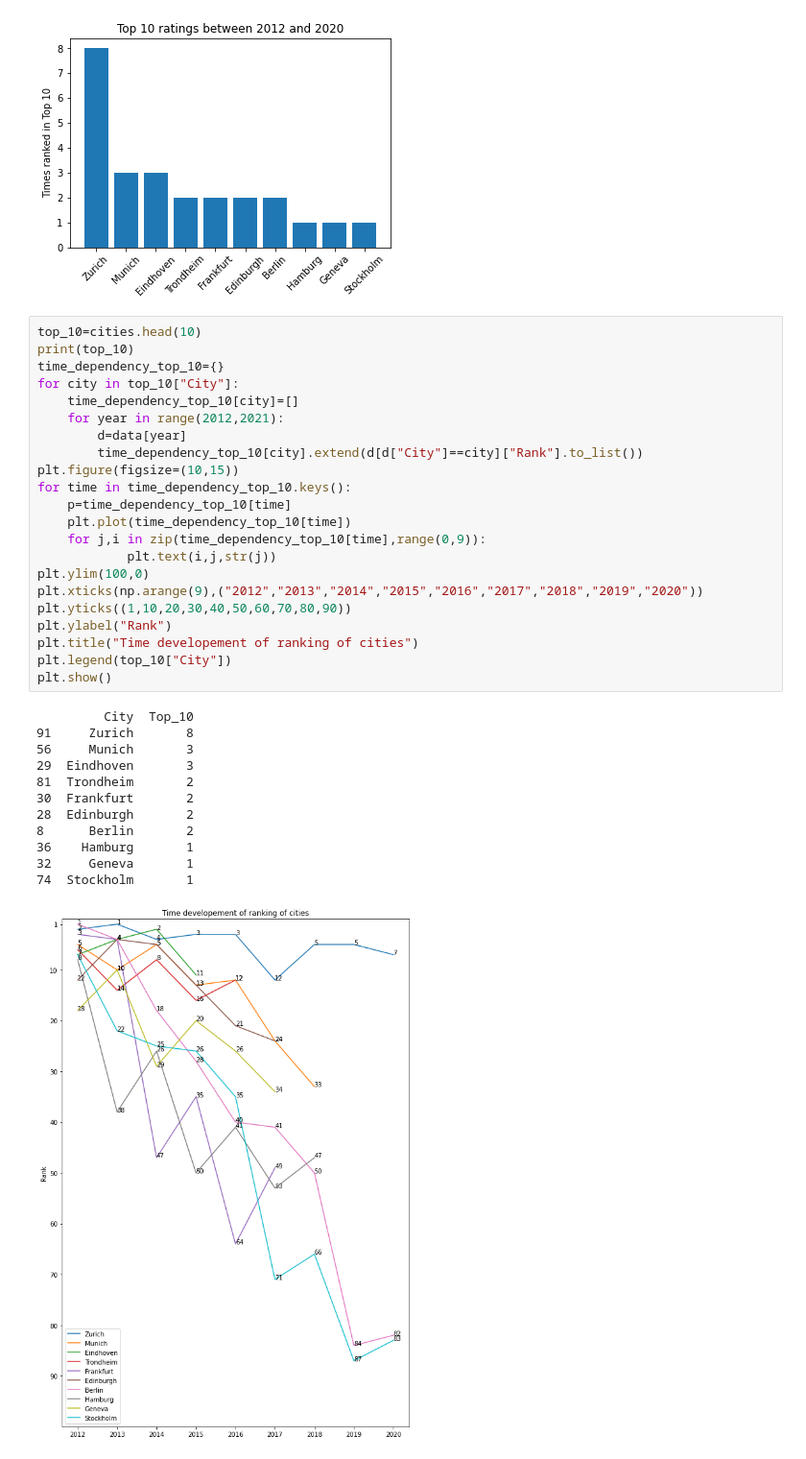
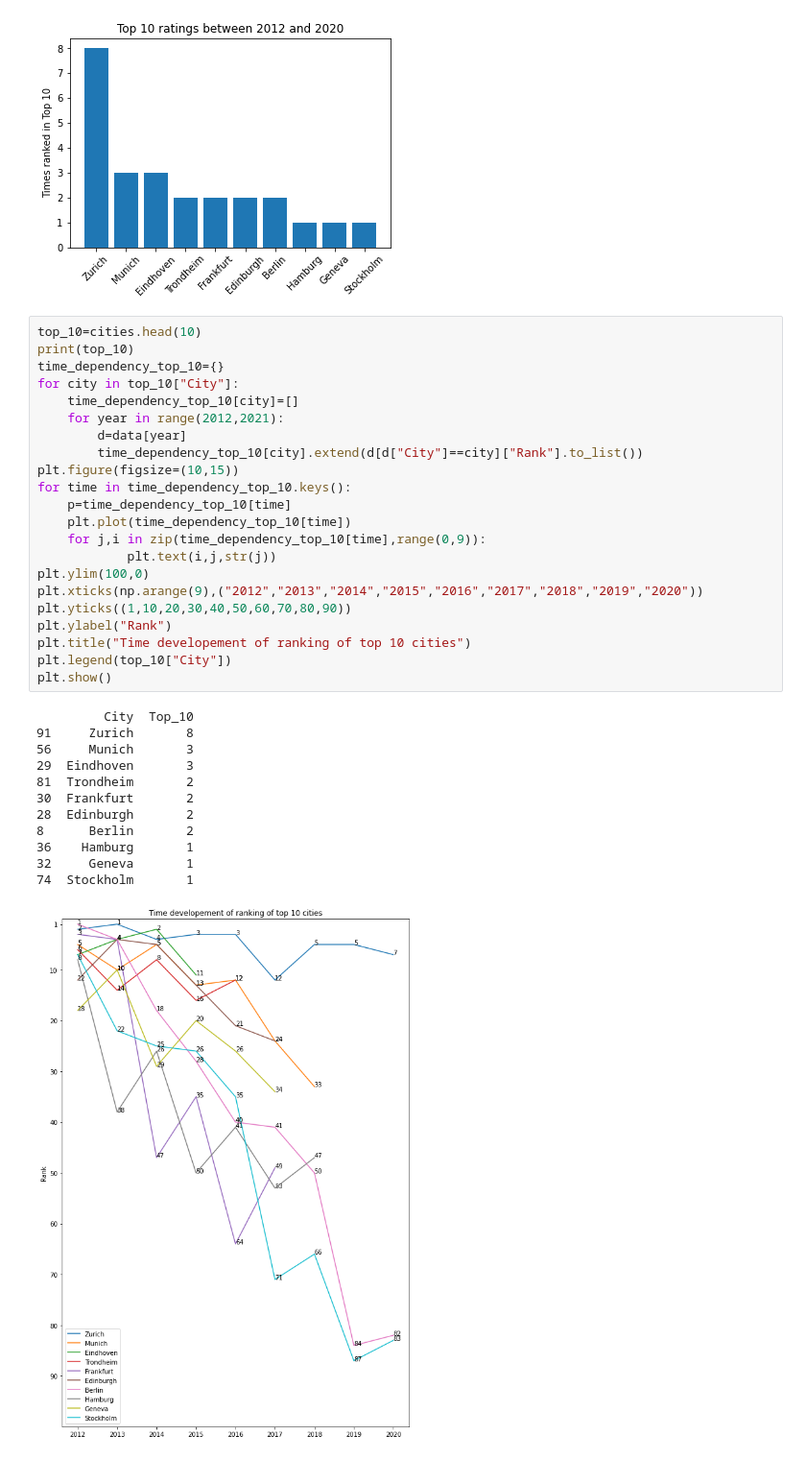
Before and after one commit to NikolasHaimerl/DOP_EX3, a Jupyter notebook: src/analysis/time_analysis.ipynb, the cells around one changed output. Shown at 96% size. Saved outputs shown, nothing was run; the diff lists cells and outputs as text.

```diff
--- a/src/analysis/time_analysis.ipynb
+++ b/src/analysis/time_analysis.ipynb
@@ -86,32 +86,32 @@ print(top_10)
 time_dependency_top_10={}
 for city in top_10["City"]:
     time_dependency_top_10[city]=[]
     for year in range(2012,2021):
         d=data[year]
         time_dependency_top_10[city].extend(d[d["City"]==city]["Rank"].to_list())
 plt.figure(figsize=(10,15))
 for time in time_dependency_top_10.keys():
     p=time_dependency_top_10[time]
     plt.plot(time_dependency_top_10[time])
     for j,i in zip(time_dependency_top_10[time],range(0,9)):
             plt.text(i,j,str(j))
 plt.ylim(100,0)
 plt.xticks(np.arange(9),("2012","2013","2014","2015","2016","2017","2018","2019","2020"))
 plt.yticks((1,10,20,30,40,50,60,70,80,90))
 plt.ylabel("Rank")
-plt.title("Time developement of ranking of cities")
+plt.title("Time developement of ranking of top 10 cities")
 plt.legend(top_10["City"])
 plt.show()
 # %% [output]
          City  Top_10
 91     Zurich       8
 56     Munich       3
 29  Eindhoven       3
 81  Trondheim       2
 30  Frankfurt       2
 28  Edinburgh       2
 8      Berlin       2
 36    Hamburg       1
 32     Geneva       1
 74  Stockholm       1
-[figure, old version]
+[figure, new version]
```
Also changed, not shown: parts of 2 cells of this notebook.
